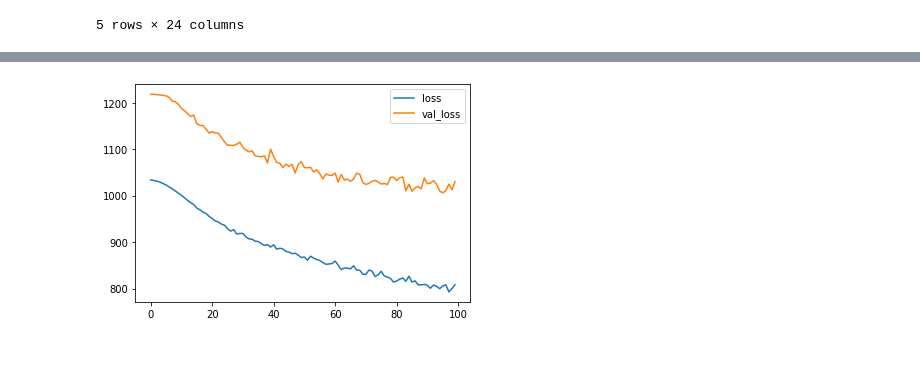
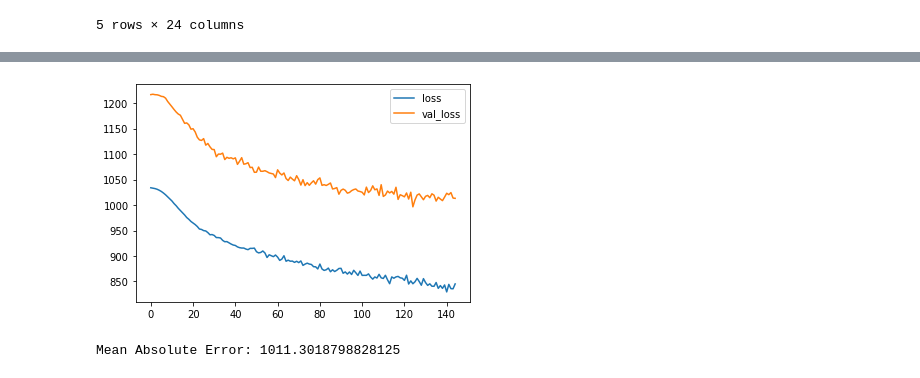
Before and after one commit to yashbg/EstimatingEconomicGrowth, a Jupyter notebook: code.ipynb, the cells around one changed output, grey strips where cells are left out. Saved outputs shown, nothing was run; the diff lists cells and outputs as text; code cells hidden in the pictures.

```diff
--- a/code.ipynb
+++ b/code.ipynb
@@ -134,10 +153,13 @@ input_shape = [X_train.shape[1]]
 model = keras.Sequential([
     layers.BatchNormalization(input_shape=input_shape),
     layers.Dense(256, activation='relu'),
+    layers.Dropout(0.3),
     layers.BatchNormalization(),
     layers.Dense(256, activation='relu'),
+    layers.Dropout(0.3),
     layers.BatchNormalization(),
     # layers.Dense(512, activation='relu'),
+    # layers.Dropout(0.3),
     # layers.BatchNormalization(),
     layers.Dense(1),
 ])
@@ -156,7 +178,7 @@ early_stopping = callbacks.EarlyStopping(
     restore_best_weights=True,
 )
 # %%
-epochs = 100
+epochs = 200
 history = model.fit(
     X_train, y_train,
     validation_split=0.1,
@@ -190 +212,10 @@ Minimum Validation Loss: 1006.0182
-[figure, old version]
+[figure, new version]
+# %%
+loss_test = model.evaluate(
+    X_test, y_test,
+    verbose=0,
+)
+
+print('Mean Absolute Error:', loss_test)
+# %% [output]
+Mean Absolute Error: 1011.3018798828125
```
Also changed, not shown: parts of 4 cells of this notebook.
